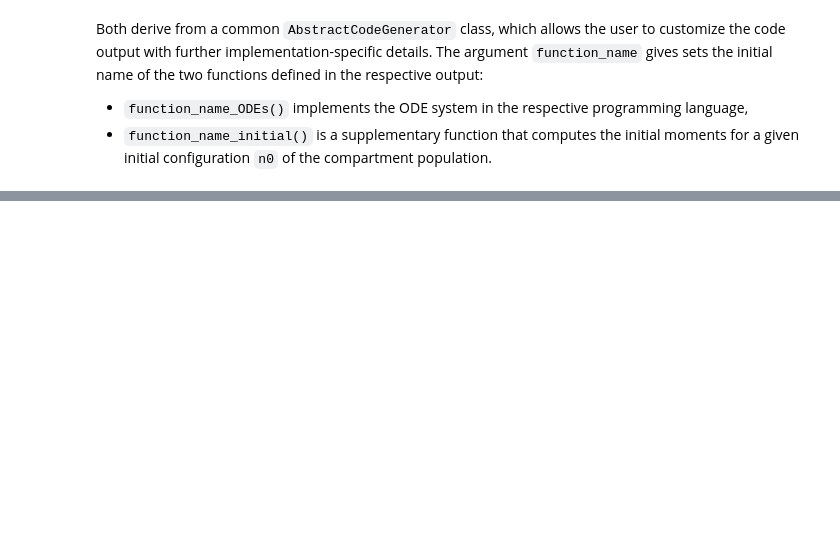
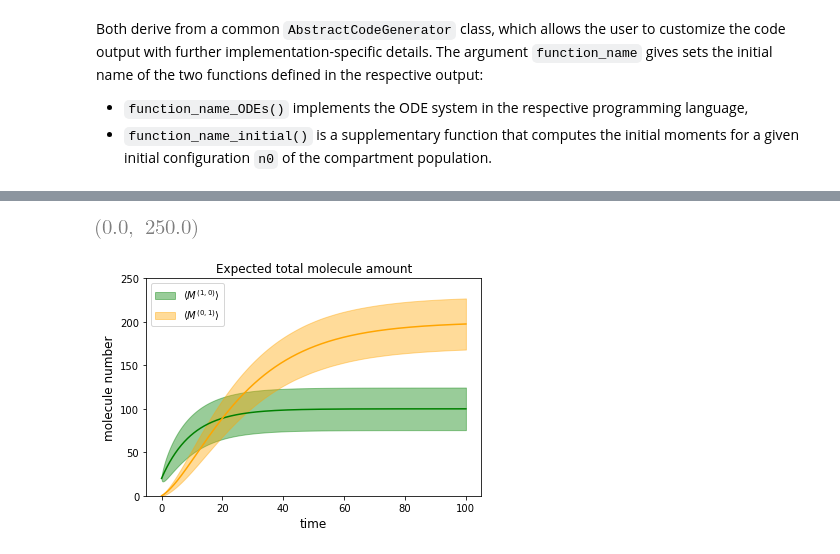
Before and after one commit to zechnerlab/Compartor, a Jupyter notebook: (3) HOWTO - export code.ipynb, the cells around one changed output, grey strips where cells are left out. Saved outputs shown, nothing was run; the diff lists cells and outputs as text; code cells hidden in the pictures; blank space fills up the shorter version.

```diff
--- a/(3) HOWTO - export code.ipynb
+++ b/(3) HOWTO - export code.ipynb
@@ -99,0 +155,17 @@ Both derive from a common `AbstractCodeGenerator` class, which allows the user t
+# %%
+m1 = y[1]
+stdm1 = np.sqrt(y[2] - m1**2)
+m2 = y[3]
+stdm2 = np.sqrt(y[4] - m2**2)
+plt.plot(timepoints, m1, color="g")
+plt.fill_between(timepoints, m1-stdm1, m1+stdm1, alpha=0.4, color="g",label=r'$\left< M^{(1,0)} \right>$')
+plt.plot(timepoints, m2, color="orange")
+plt.ylabel('molecule number', size=12)
+plt.fill_between(timepoints, m2-stdm2, m2+stdm2, alpha=0.4, color="orange",label=r'$\left< M^{(0,1)} \right>$')
+plt.xlabel('time', size=12)
+plt.title("Expected total molecule amount", size=12)
+plt.legend()
+plt.ylim((0,250))
+# %% [output]
+[figure, added]
+[figure, added]
```
Also changed, not shown: parts of 7 cells of this notebook, 3 other files.
